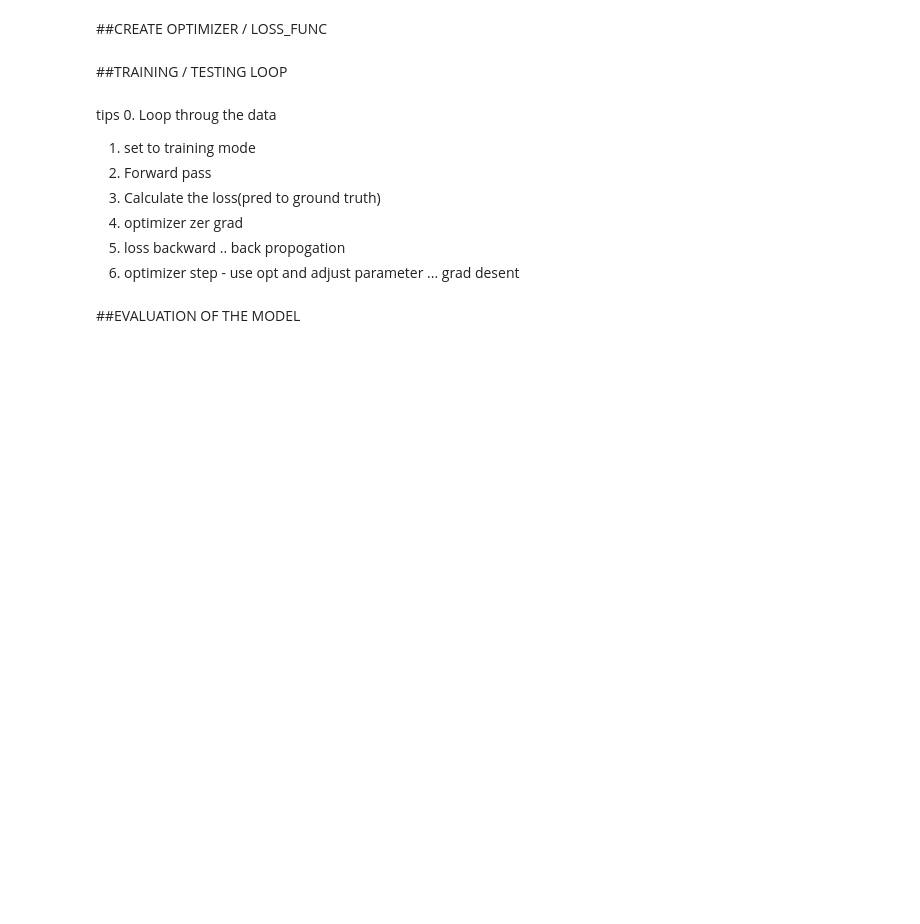
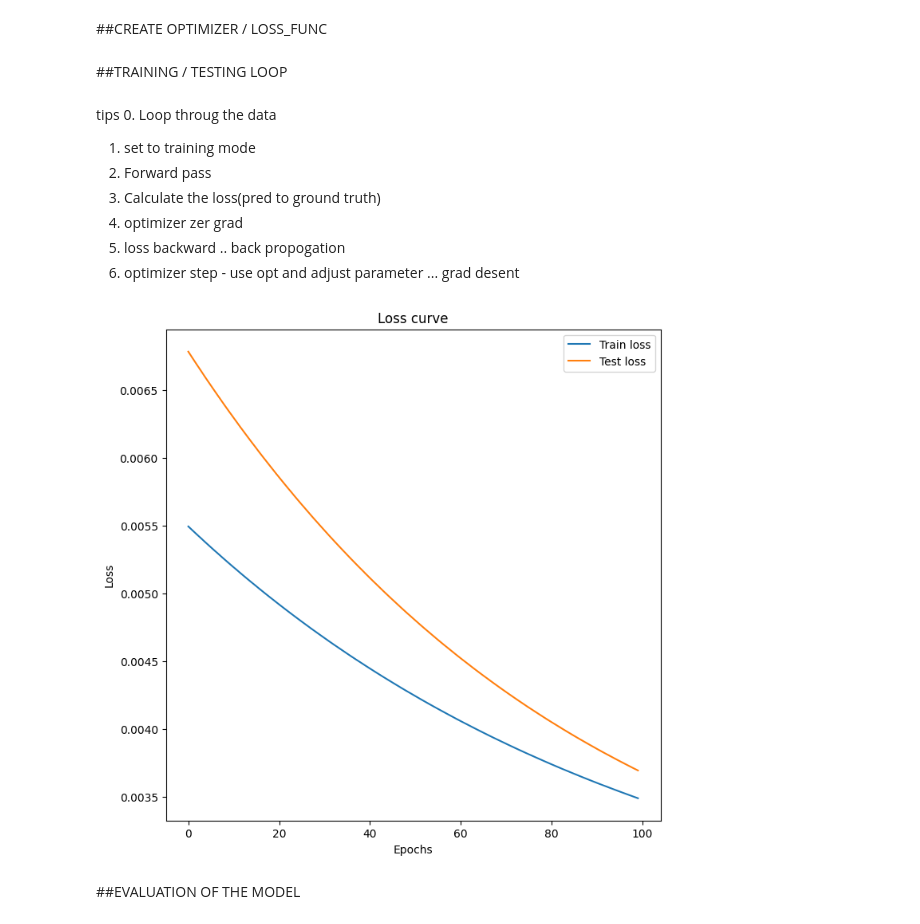
Before and after one commit to AhamedShimak/pytorch, a Jupyter notebook: Linear_regression_using_pytorch.ipynb, the cells around one changed output. Cells and saved outputs as stored; diff of their text form; code cells hidden in the pictures; blank space fills up the shorter version.

```diff
--- a/Linear_regression_using_pytorch.ipynb
+++ b/Linear_regression_using_pytorch.ipynb
@@ -86,5 +176,11 @@ tips
 # %% [markdown]
 ##CREATE OPTIMIZER / LOSS_FUNC
+# %%
+#create loss func
+loss_func=nn.MSELoss()
+
+#optimizer
+optimizer=torch.optim.SGD(my_model.parameters(),lr=0.01)
 # %% [markdown]
 ##TRAINING / TESTING LOOP
 # %% [markdown]
@@ -109,2 +195,41 @@ tips
+# %%
+#initiate trackers and hyper parameters
+epoch=100
+epochs=range(epoch)
+train_loss_track=[]
+test_loss_track=[]
+
+
+#training loop
+for epoch in range(epoch):
+  #set training mode
+  my_model.train()
+
+  #forward pass
+  y_pred=my_model(x_train)
+  #cal loss
+  loss=loss_func(y_pred,y_train)
+
+  #zer grad
+  optimizer.zero_grad()
+
+  #back prop
+  loss.backward()
+
+  #adjust para
+  optimizer.step()
+####testing part
+  with torch.inference_mode():
+    my_model.eval()
+    y_test_pred=my_model(x_test)
+    loss_test=loss_func(y_test_pred,y_test)
+
+  train_loss_track.append(loss.to("cpu").detach())
+  test_loss_track.append(loss_test.to("cpu").detach())
+
+
+details_loss_curve(epochs,train_loss_track,test_loss_track)
+# %% [output]
+[figure, added]
 # %% [markdown]
 ##EVALUATION OF THE MODEL
```
Also changed, not shown: parts of 17 cells of this notebook.
